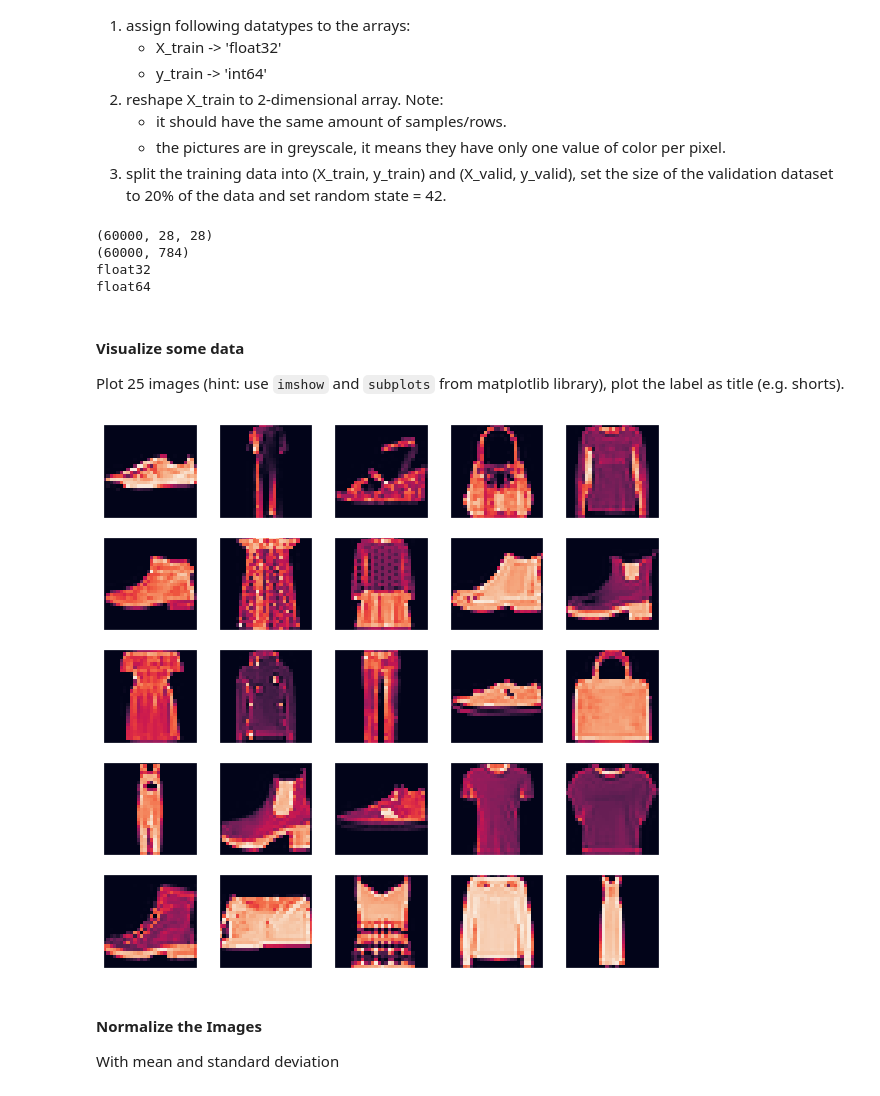
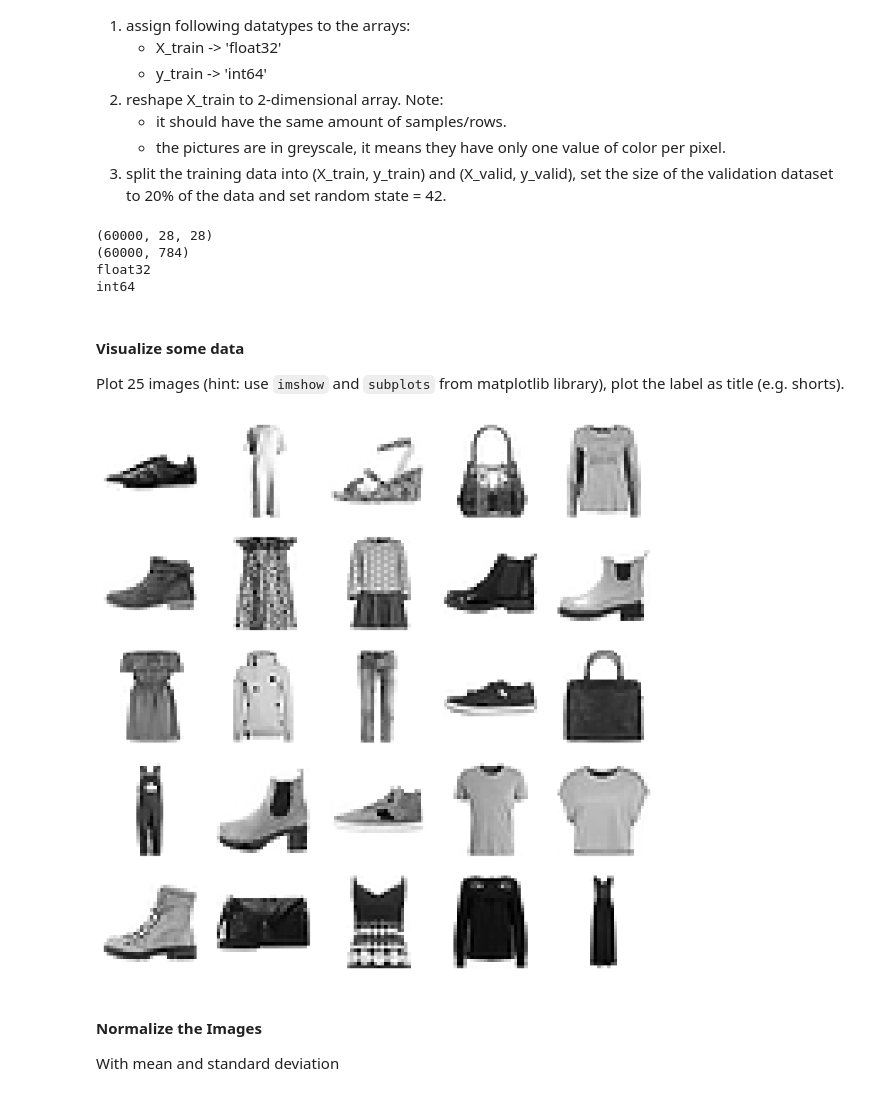
Before and after one commit to ArmandoShala/mldm_hs22, a Jupyter notebook: labs repe/L04_Polynomial_and_Logistic_Regression_LAB_ASSIGNMENT.ipynb, the cells around one changed output. Cells and saved outputs as stored; diff of their text form; code cells hidden in the pictures.

```diff
--- a/labs repe/L04_Polynomial_and_Logistic_Regression_LAB_ASSIGNMENT.ipynb
+++ b/labs repe/L04_Polynomial_and_Logistic_Regression_LAB_ASSIGNMENT.ipynb
@@ -266,8 +264,8 @@ Note:
    - the pictures are in greyscale, it means they have only one value of color per pixel.
 3. split the training data into (X_train, y_train) and (X_valid, y_valid), set the size of the validation dataset to 20% of the data and set random state = 42.
 # %%
-X_train = X_train.astype('float32') / 255
-y_train = y_train.astype('int64') / 255
+X_train = X_train.astype('float32')
+y_train = y_train.astype('int64')
 
 print(X_train.shape)
 
@@ -281,22 +279,24 @@ print(y_train.dtype)
 (60000, 28, 28)
 (60000, 784)
 float32
-float64
+int64
 # %%
-X_train, y_train, X_valid, y_valid = train_test_split(X_train, y_train, test_size=0.2, random_state=42)
+X_train, X_valid, y_train, y_valid = train_test_split(X_train, y_train, test_size=0.2, random_state=42)
 # %% [markdown]
 #### Visualize some data
 Plot 25 images (hint: use ``imshow`` and ``subplots`` from matplotlib library), plot the label as title (e.g. shorts).
 # %%
 plt.figure(figsize=(10,10))
 for i in range(25):
     plt.subplot(5,5,i+1)
     plt.xticks([])
     plt.yticks([])
     plt.grid(False)
-    plt.imshow(X_train[i].reshape((28,28)))
+    plt.imshow(X_train[i].reshape(28,28), cmap=plt.cm.binary)
+    # plt.xlabel(label_names[y_train[i]])
+plt.show()
 # %% [output]
-[figure, old version]
+[figure, new version]
 # %% [markdown]
 #### Normalize the Images
 With mean and standard deviation
```
Also changed, not shown: parts of 12 cells of this notebook, 1 other file.
